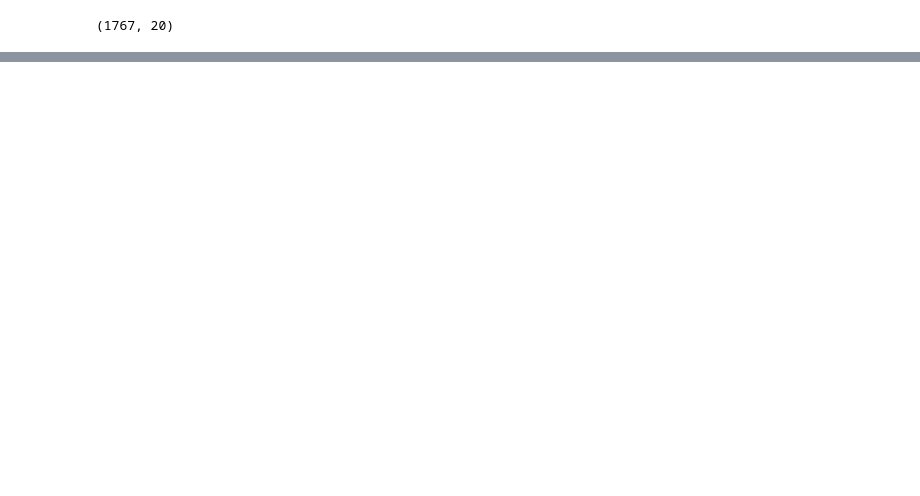
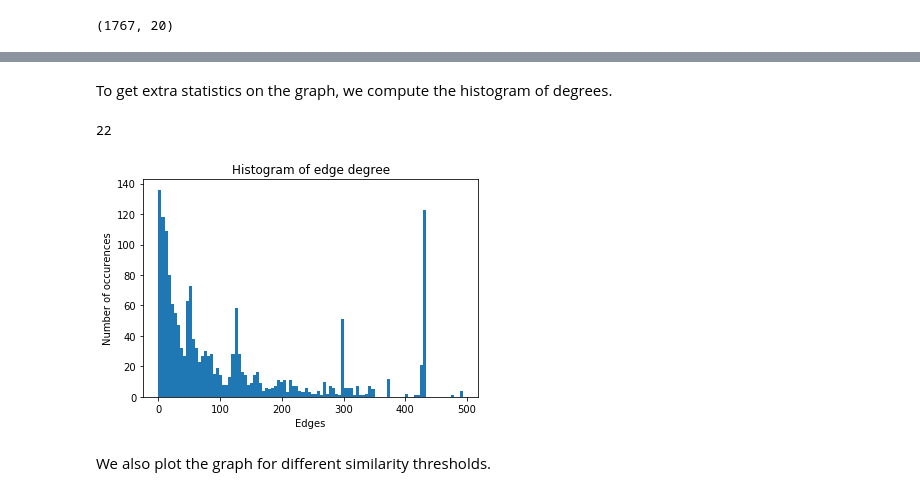
Before and after one commit to Movinder/movielens-imdb-exploration, a Jupyter notebook: Doc2Vector.ipynb, the cells around one changed output, grey strips where cells are left out. Drawn from its saved outputs; the diff is of its cells as text; code cells hidden in the pictures; blank space fills up the shorter version.

```diff
--- a/Doc2Vector.ipynb
+++ b/Doc2Vector.ipynb
@@ -338,0 +401,24 @@ movie_vec.shape
+# %% [markdown]
+To get extra statistics on the graph, we compute the histogram of degrees.
+# %%
+#get adjacency matrix
+adjacency = (movie_dist_cosine_filtered > epsilon).astype(int)
+
+#sum edges to get degree
+degrees = np.sum(adjacency, axis=1)
+#print number of nodes with 0 degree
+print((degrees == 0).astype(int).sum())
+
+#plot histogram
+plt.hist(degrees, bins = 100)
+plt.title('Histogram of edge degree')
+plt.xlabel('Edges')
+plt.ylabel('Number of occurences')
+plt.show()
+
+#22 unconnected with 0.1, 815 with 0.2
+# %% [output]
+22
+[figure, added]
+# %% [markdown]
+We also plot the graph for different similarity thresholds.
```
Also changed, not shown: parts of 70 cells of this notebook.
